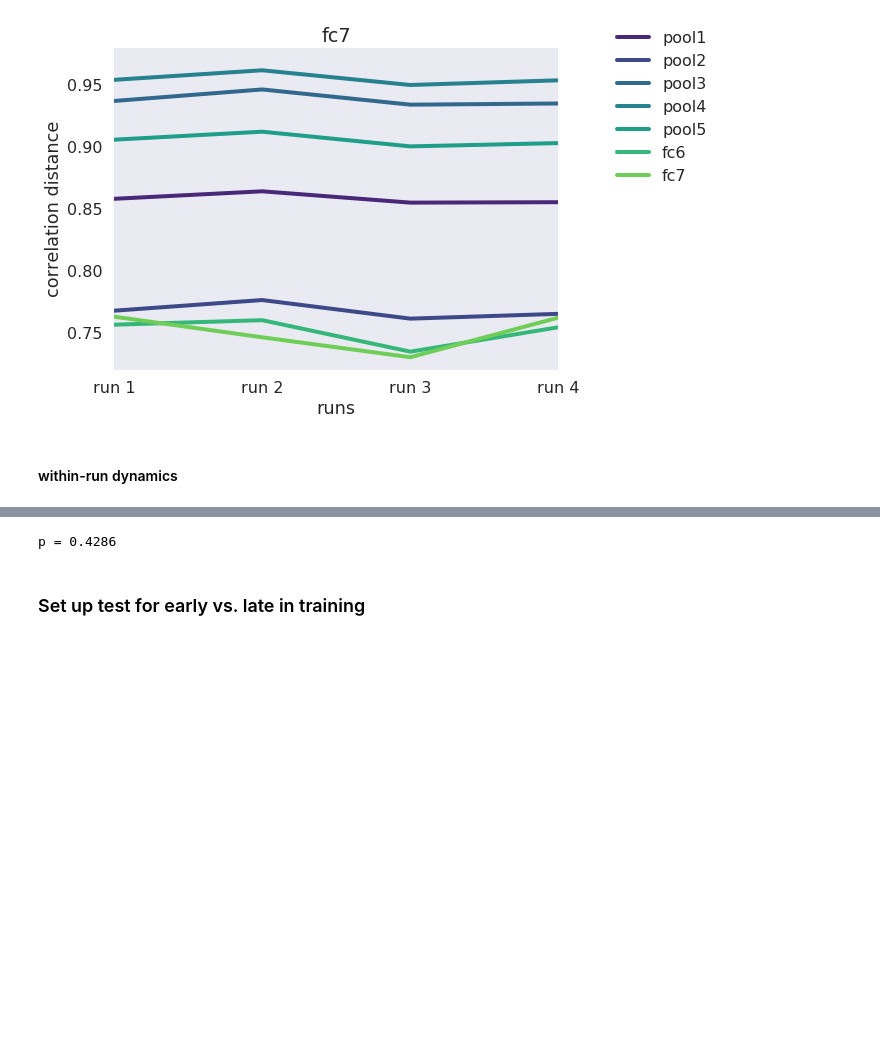
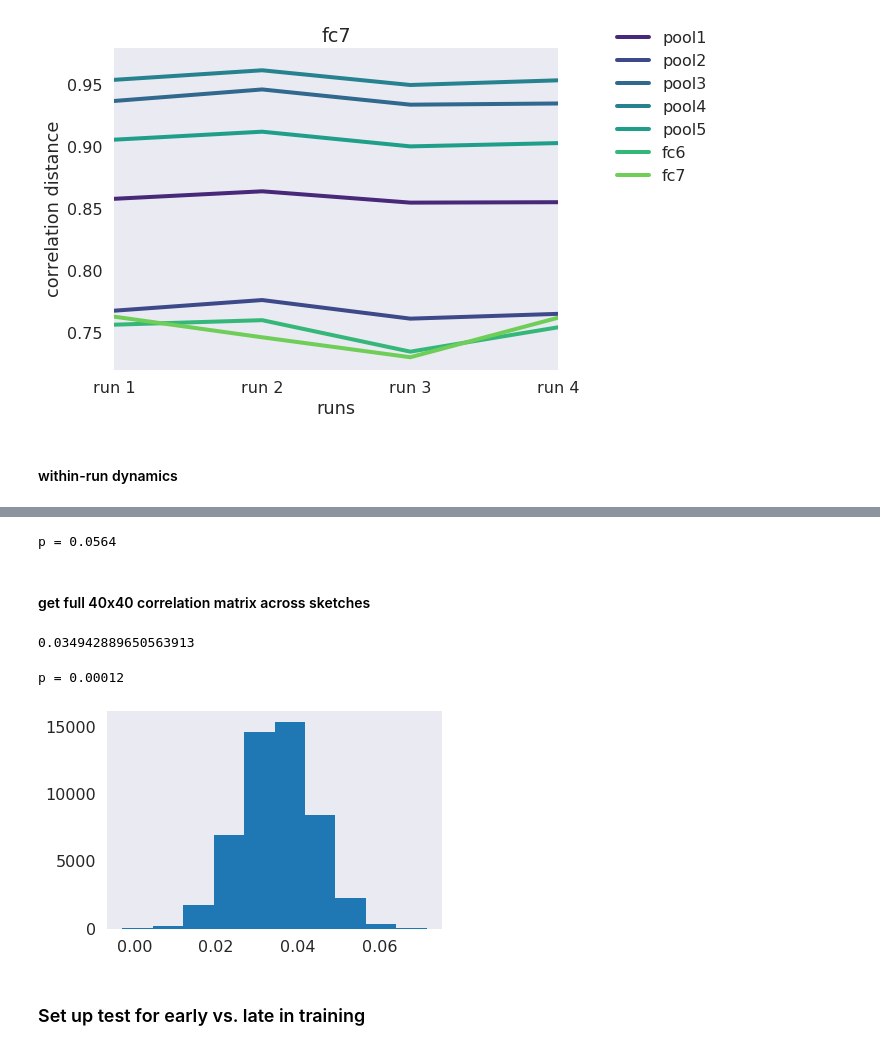
Before and after one commit to judithfan/sketchfeat, a Jupyter notebook: sketches/sketch_feature_analysis_Judy.ipynb, the cells around one changed output, grey strips where cells are left out. Saved outputs shown, nothing was run; the diff lists cells and outputs as text; code cells hidden in the pictures; blank space fills up the shorter version.

```diff
--- a/sketches/sketch_feature_analysis_Judy.ipynb
+++ b/sketches/sketch_feature_analysis_Judy.ipynb
@@ -566,5 +575,8 @@ plt.savefig('./plots/within_run_differentiation_timecourse_{}.pdf'.format(which_
 # %%
 ## bootstrap spearman correlation
+which_feat = 'fc6'
+W = pd.read_csv('sketch_similarity_timecourse_within_run_{}.csv'.format(which_feat))
+sub_spearman2 = W.runwise_similarity_change.values
 w = sub_spearman2
 nIter = 10000
 boot_sp = []
@@ -574,4 +586,4 @@ boot_sp = np.array(boot_sp)
 from __future__ import division
 print 'p = ' + str(sum(boot_sp>1)/len(boot_sp)*2)
 # %% [output]
-p = 0.4286
+p = 0.0564
@@ -596,0 +590,2 @@ WG.apply(lambda x: np.mean(x))
+# %% [markdown]
+#### get full 40x40 correlation matrix across sketches
@@ -597,3 +624,35 @@ WG.apply(lambda x: np.mean(x))
+# %%
+V = pd.DataFrame([O1_early_var,O1_late_var,O2_early_var,O2_late_var,list(subs)])
+V = V.transpose()
+V.columns = ['o1_early_var','o1_late_var','o2_early_var','o2_late_var','subj']
+
+o1_diff = V.o1_late_var.values - V.o1_early_var.values
+o2_diff = V.o2_late_var.values - V.o2_early_var.values
+o_diff = list(np.vstack((o1_diff,o2_diff)).mean(0))
+# %%
+V = V.assign(o1_diff=pd.Series(o1_diff).values)
+V = V.assign(o2_diff=pd.Series(o2_diff).values)
+V = V.assign(o_diff=pd.Series(o_diff).values)
+# %%
+np.mean(V.o_diff)
+# %% [output]
+0.034942889650563913
+# %%
+def bootstrap(w,nIter=50000):
+    boot_sp = []
+    for i in np.arange(nIter):
+        boot_sp.append(np.mean(np.random.choice(w,len(w),replace=True)))
+    boot_sp = np.array(boot_sp)
+    print 'p = ' + str(sum(boot_sp<0)/len(boot_sp)*2)
+    return boot_sp
+# %%
+bootmean = bootstrap(V.o_diff.values)
+# %% [output]
+p = 0.00012
+# %%
+h = plt.hist(bootmean)
+# %% [output]
+[figure, added]
 # %% [markdown]
 ### Set up test for early vs. late in training
 # %%
```
Also changed, not shown: parts of 11 cells of this notebook, 1 other file.
